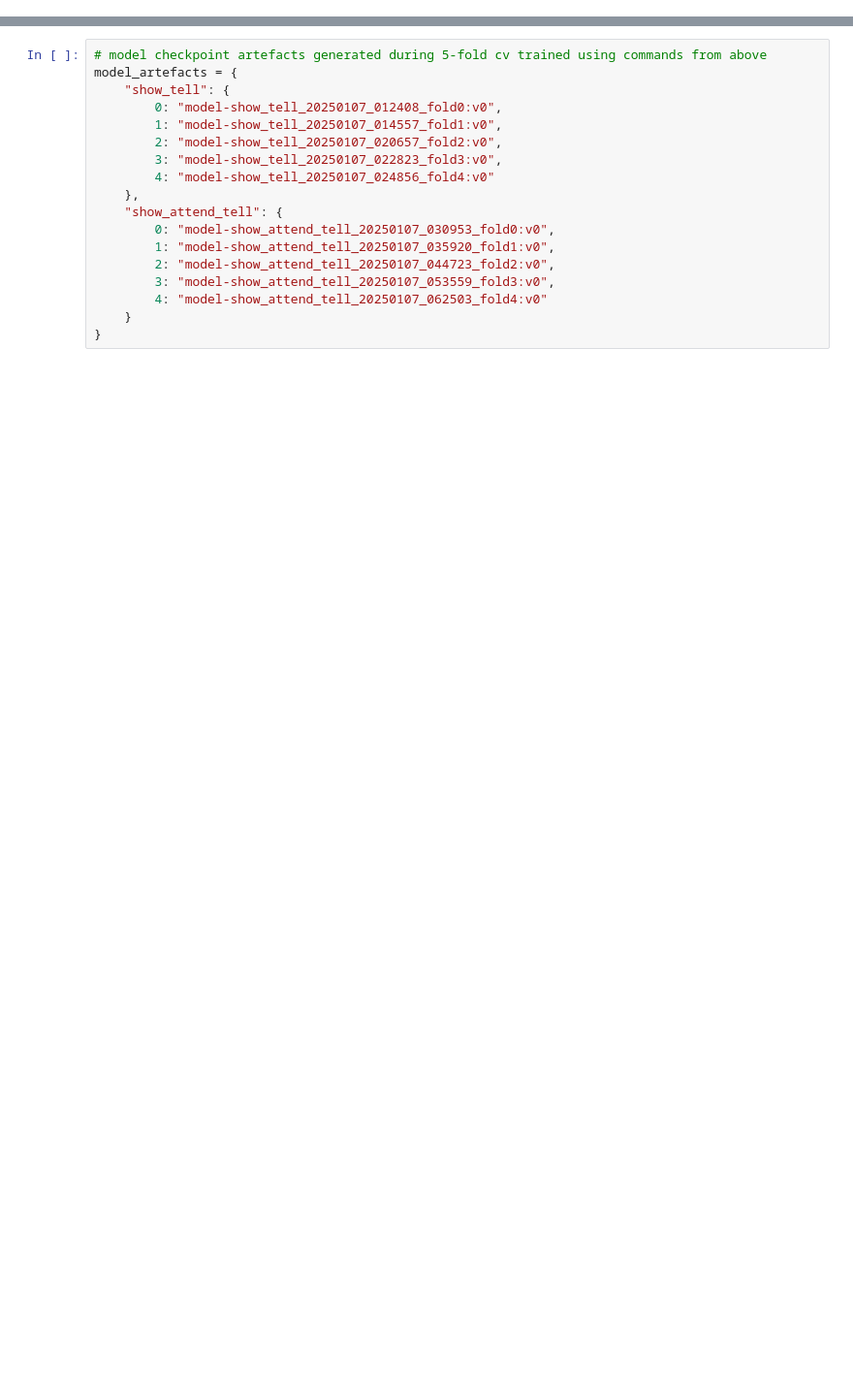
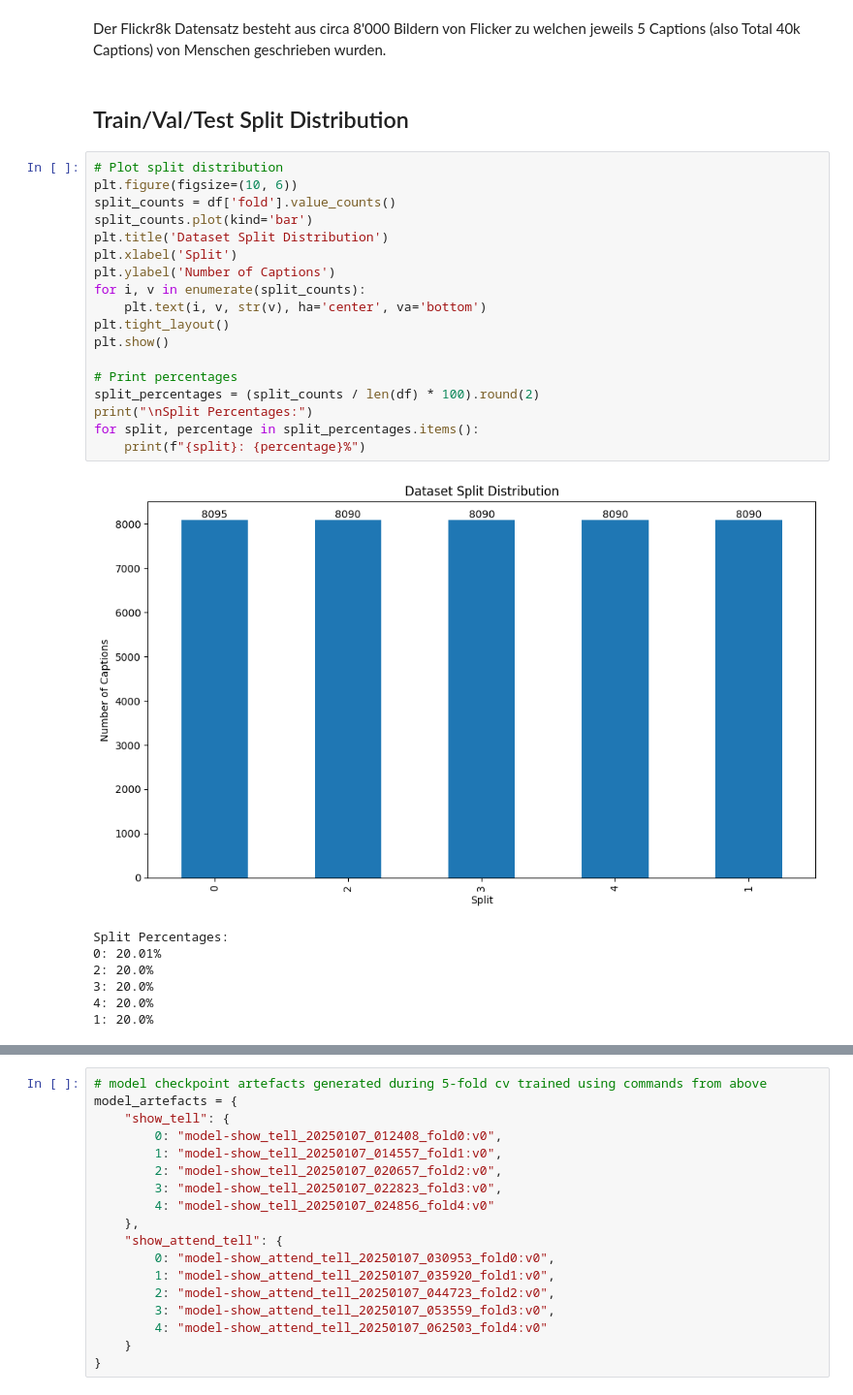
Before and after one commit to florinbarbisch/vdl, a Jupyter notebook: notebook.ipynb, the cells around one changed output, grey strips where cells are left out. Shown at 97% size. Saved outputs shown, nothing was run; the diff lists cells and outputs as text; blank space fills up the shorter version.

```diff
--- a/notebook.ipynb
+++ b/notebook.ipynb
@@ -19,0 +45,30 @@ python src/train.py --model show_attend_tell --checkpoint_dir show_attend_tell_f
+# %% [markdown]
+Der Flickr8k Datensatz besteht aus circa 8'000 Bildern von Flicker zu welchen jeweils 5 Captions (also Total 40k Captions) von Menschen geschrieben wurden.
+# %% [markdown]
+## Train/Val/Test Split Distribution
+# %%
+# Plot split distribution
+plt.figure(figsize=(10, 6))
+split_counts = df['fold'].value_counts()
+split_counts.plot(kind='bar')
+plt.title('Dataset Split Distribution')
+plt.xlabel('Split')
+plt.ylabel('Number of Captions')
+for i, v in enumerate(split_counts):
+    plt.text(i, v, str(v), ha='center', va='bottom')
+plt.tight_layout()
+plt.show()
+
+# Print percentages
+split_percentages = (split_counts / len(df) * 100).round(2)
+print("\nSplit Percentages:")
+for split, percentage in split_percentages.items():
+    print(f"{split}: {percentage}%")
+# %% [output]
+[figure, added]
+Split Percentages:
+0: 20.01%
+2: 20.0%
+3: 20.0%
+4: 20.0%
+1: 20.0%
```
Also changed, not shown: parts of 35 cells of this notebook.
